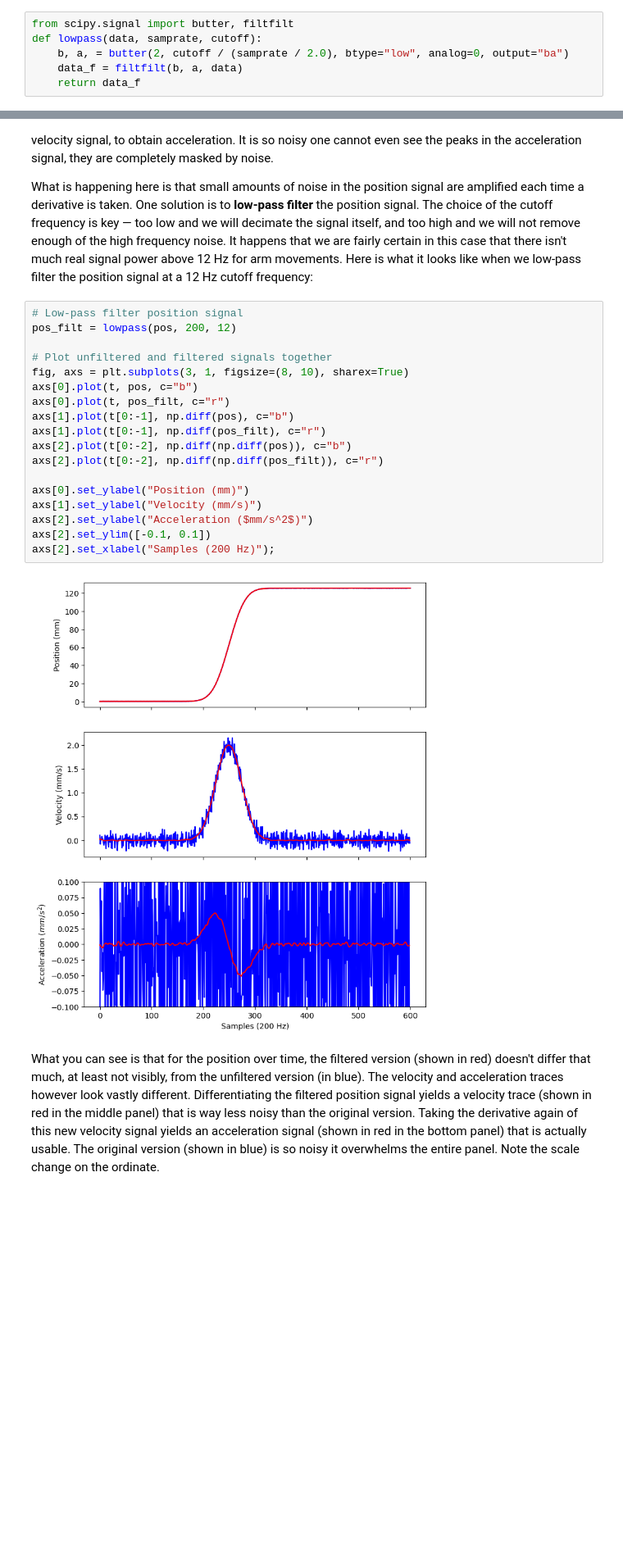
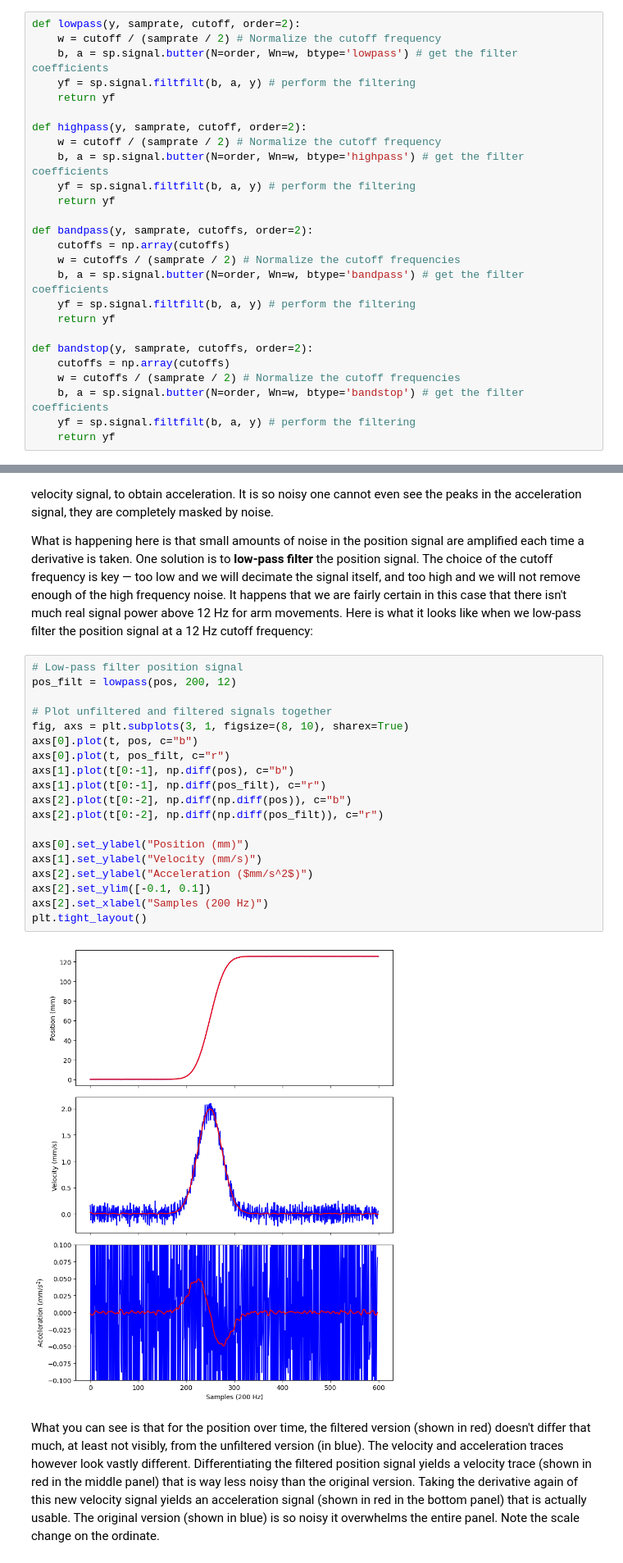
Before and after one commit to hyosubkim/NESC_3505_textbook, a Jupyter notebook: 8-signal_processing/signals-sampling-filtering.ipynb, the cells around one changed output, grey strips where cells are left out. Shown at 82% size. Cells and saved outputs as stored; diff of their text form; blank space fills up the shorter version.

```diff
--- a/8-signal_processing/signals-sampling-filtering.ipynb
+++ b/8-signal_processing/signals-sampling-filtering.ipynb
@@ -342,9 +363,29 @@ Here is a function to implement a second order low-pass butterworth filter in Py
 # %%
-from scipy.signal import butter, filtfilt
-def lowpass(data, samprate, cutoff):
-    b, a, = butter(2, cutoff / (samprate / 2.0), btype="low", analog=0, output="ba")
-    data_f = filtfilt(b, a, data)
-    return data_f
+def lowpass(y, samprate, cutoff, order=2):
+    w = cutoff / (samprate / 2) # Normalize the cutoff frequency
+    b, a = sp.signal.butter(N=order, Wn=w, btype='lowpass') # get the filter coefficients
+    yf = sp.signal.filtfilt(b, a, y) # perform the filtering
+    return yf
+
+def highpass(y, samprate, cutoff, order=2):
+    w = cutoff / (samprate / 2) # Normalize the cutoff frequency
+    b, a = sp.signal.butter(N=order, Wn=w, btype='highpass') # get the filter coefficients
+    yf = sp.signal.filtfilt(b, a, y) # perform the filtering
+    return yf
+
+def bandpass(y, samprate, cutoffs, order=2):
+    cutoffs = np.array(cutoffs)
+    w = cutoffs / (samprate / 2) # Normalize the cutoff frequencies
+    b, a = sp.signal.butter(N=order, Wn=w, btype='bandpass') # get the filter coefficients
+    yf = sp.signal.filtfilt(b, a, y) # perform the filtering
+    return yf
+
+def bandstop(y, samprate, cutoffs, order=2):
+    cutoffs = np.array(cutoffs)
+    w = cutoffs / (samprate / 2) # Normalize the cutoff frequencies
+    b, a = sp.signal.butter(N=order, Wn=w, btype='bandstop') # get the filter coefficients
+    yf = sp.signal.filtfilt(b, a, y) # perform the filtering
+    return yf
 # %% [markdown]
 We use a two-pass, bi-directional filter function (called `filtfilt()`) to apply the butterworth filter to the signal. One-way single-pass filter functions (e.g. `filter()`) introduce time lags. This is why in real-time applications in which you want to filter signals in real time (e.g. to reduce noise) there are time lags introduced.
 # %% [markdown]
@@ -388,23 +432,24 @@ What is happening here is that small amounts of noise in the position signal are
 # %%
 # Low-pass filter position signal
 pos_filt = lowpass(pos, 200, 12)
 
 # Plot unfiltered and filtered signals together
 fig, axs = plt.subplots(3, 1, figsize=(8, 10), sharex=True)
 axs[0].plot(t, pos, c="b")
 axs[0].plot(t, pos_filt, c="r")
 axs[1].plot(t[0:-1], np.diff(pos), c="b")
 axs[1].plot(t[0:-1], np.diff(pos_filt), c="r")
 axs[2].plot(t[0:-2], np.diff(np.diff(pos)), c="b")
 axs[2].plot(t[0:-2], np.diff(np.diff(pos_filt)), c="r")
 
 axs[0].set_ylabel("Position (mm)")
 axs[1].set_ylabel("Velocity (mm/s)")
 axs[2].set_ylabel("Acceleration ($mm/s^2$)")
 axs[2].set_ylim([-0.1, 0.1])
-axs[2].set_xlabel("Samples (200 Hz)");
+axs[2].set_xlabel("Samples (200 Hz)")
+plt.tight_layout()
 # %% [output]
-[figure, old version]
+[figure, new version]
 # %% [markdown]
 What you can see is that for the position over time, the filtered version (shown in red) doesn't differ that much, at least not visibly, from the unfiltered version (in blue). The velocity and acceleration traces however look vastly different. Differentiating the filtered position signal yields a velocity trace (shown in red in the middle panel) that is way less noisy than the original version. Taking the derivative again of this new velocity signal yields an acceleration signal (shown in red in the bottom panel) that is actually usable. The original version (shown in blue) is so noisy it overwhelms the entire panel. Note the scale change on the ordinate.
 # %% [markdown]
```
Also changed, not shown: parts of 12 cells of this notebook.
